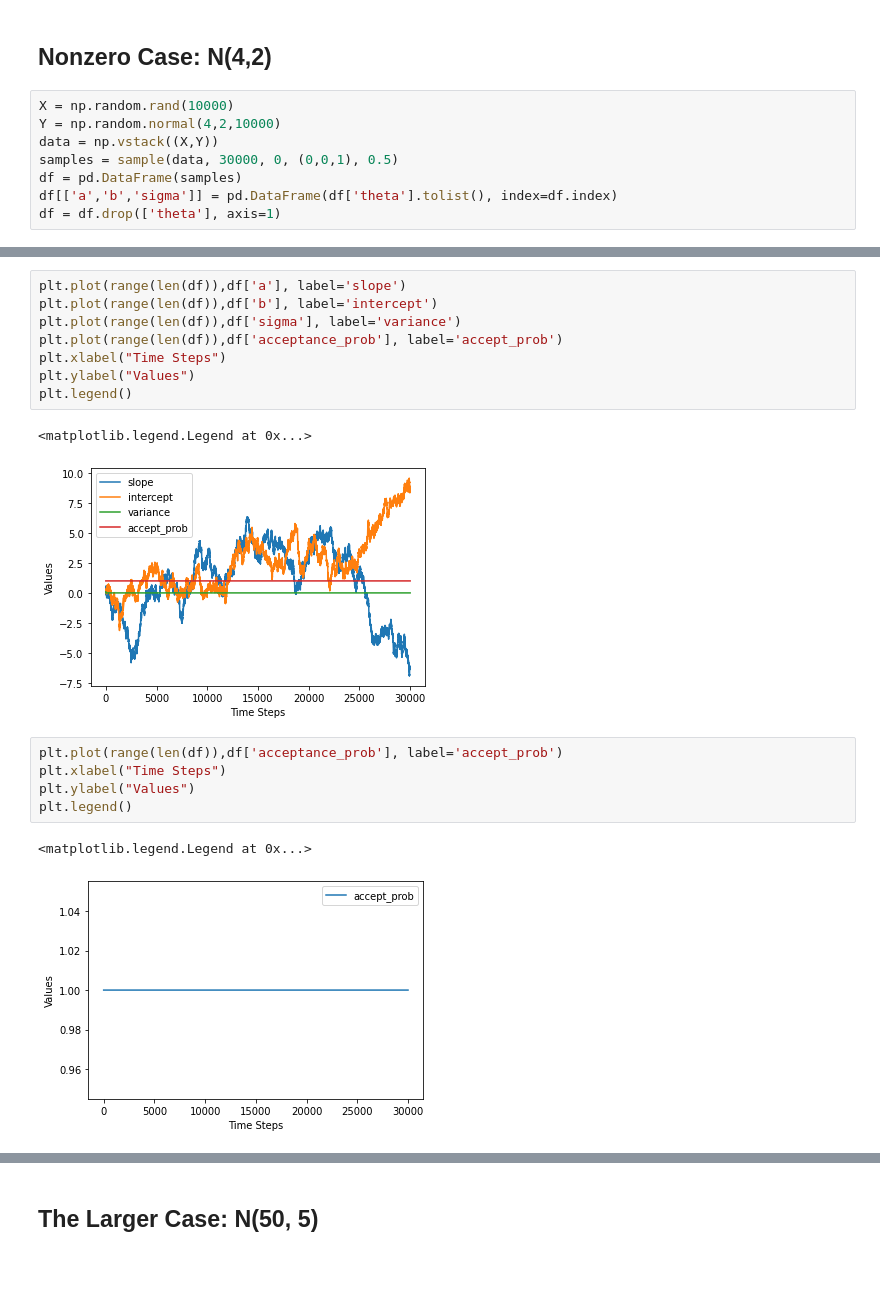
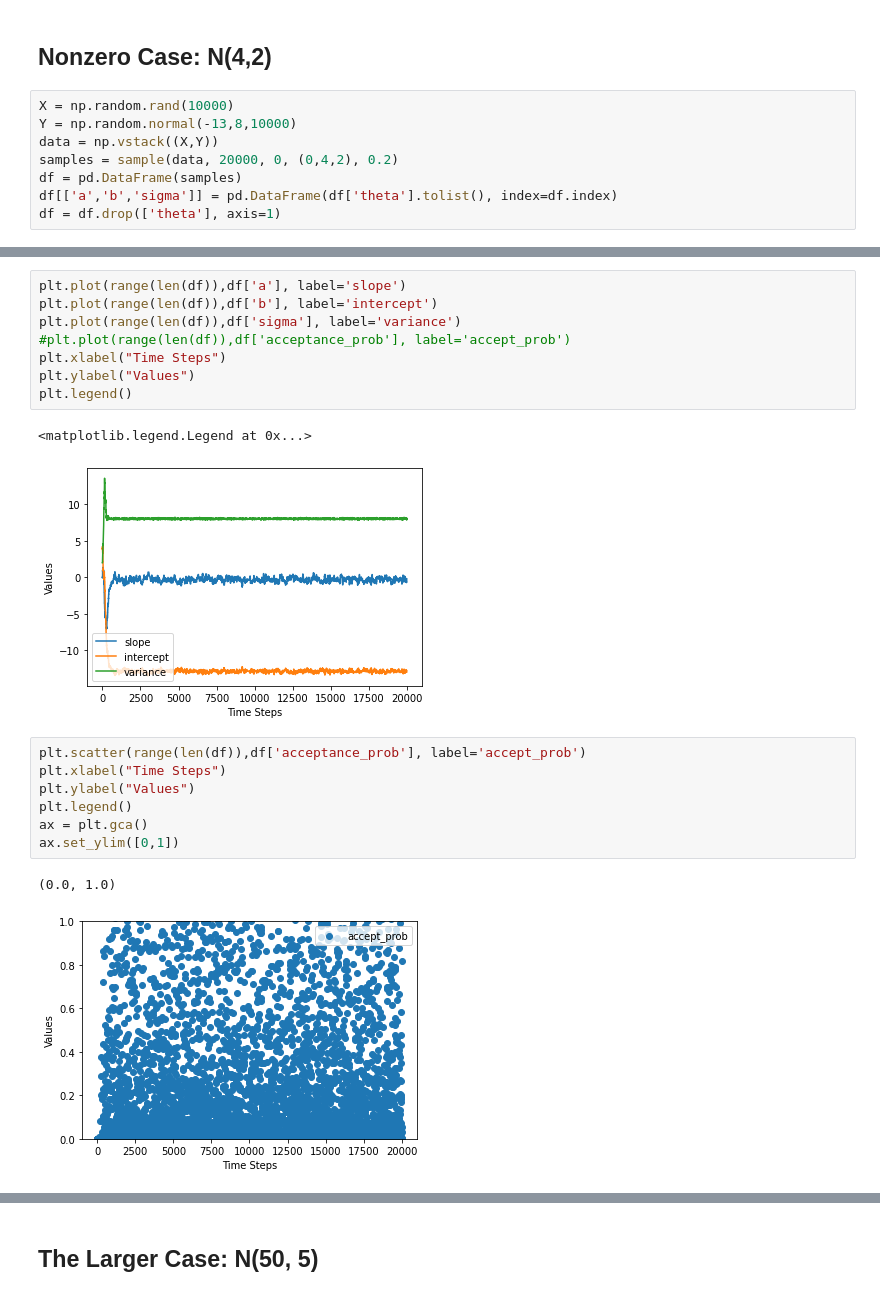
Before and after one commit to SeanSteinle/stat778-final, a Jupyter notebook: notebooks/simulation_study.ipynb, the cells around one changed output, grey strips where cells are left out. Drawn from its saved outputs; the diff is of its cells as text; blank space fills up the shorter version.

Commit message:
low acceptance rate, but it's doing what I think it should be doing!

```diff
--- a/notebooks/simulation_study.ipynb
+++ b/notebooks/simulation_study.ipynb
@@ -223,9 +134,9 @@ plt.legend()
 ## Nonzero Case: N(4,2)
 # %%
 X = np.random.rand(10000)
-Y = np.random.normal(4,2,10000)
+Y = np.random.normal(-13,8,10000)
 data = np.vstack((X,Y))
-samples = sample(data, 30000, 0, (0,0,1), 0.5)
+samples = sample(data, 20000, 0, (0,4,2), 0.2)
 df = pd.DataFrame(samples)
 df[['a','b','sigma']] = pd.DataFrame(df['theta'].tolist(), index=df.index)
 df = df.drop(['theta'], axis=1)
@@ -260,18 +171,20 @@ df
 plt.plot(range(len(df)),df['a'], label='slope')
 plt.plot(range(len(df)),df['b'], label='intercept')
 plt.plot(range(len(df)),df['sigma'], label='variance')
-plt.plot(range(len(df)),df['acceptance_prob'], label='accept_prob')
+#plt.plot(range(len(df)),df['acceptance_prob'], label='accept_prob')
 plt.xlabel("Time Steps")
 plt.ylabel("Values")
 plt.legend()
 # %% [output]
 <matplotlib.legend.Legend at 0x...>
-[figure, old version]
+[figure, new version]
 # %%
-plt.plot(range(len(df)),df['acceptance_prob'], label='accept_prob')
+plt.scatter(range(len(df)),df['acceptance_prob'], label='accept_prob')
 plt.xlabel("Time Steps")
 plt.ylabel("Values")
 plt.legend()
+ax = plt.gca()
+ax.set_ylim([0,1])
 # %% [output]
-<matplotlib.legend.Legend at 0x...>
+(0.0, 1.0)
-[figure, old version]
+[figure, new version]
```
Also changed, not shown: parts of 30 cells of this notebook.
